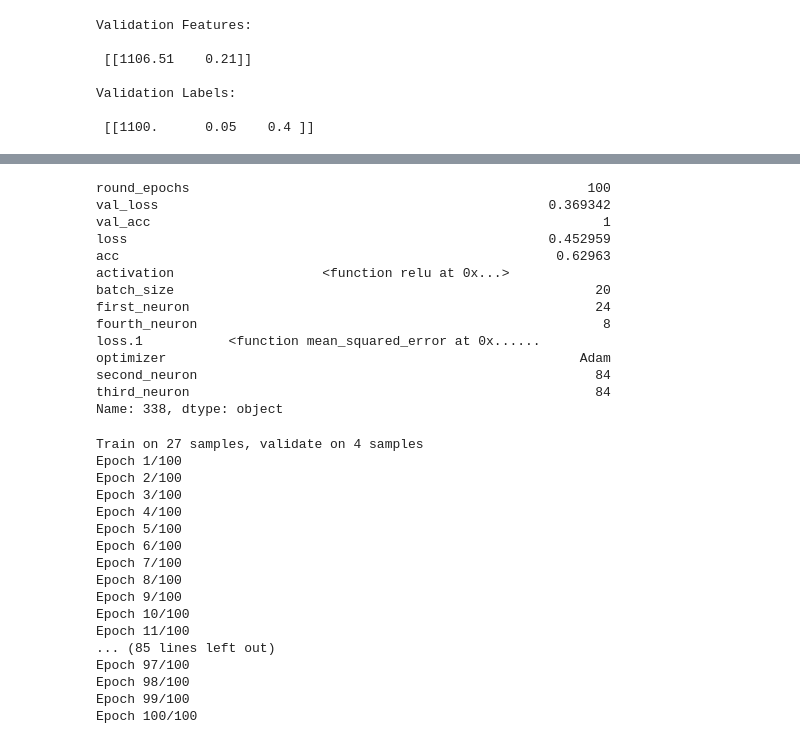
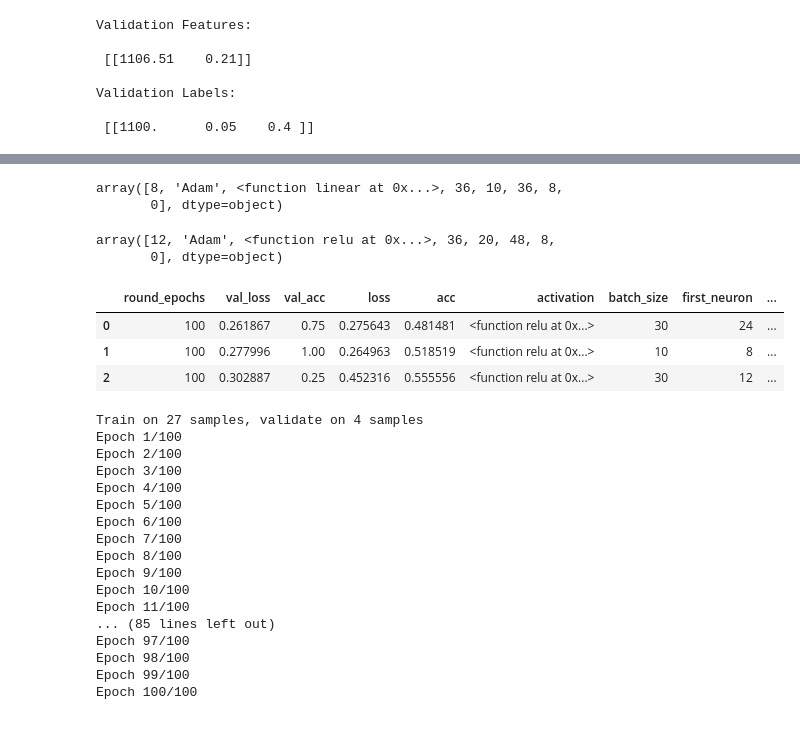
Before and after one commit to 55thSwiss/Kaggle, a Jupyter notebook: Talos with Keras/Genetic Alogrithm Repro_v2.ipynb, the cells around one changed output, grey strips where cells are left out. Cells and saved outputs as stored; diff of their text form; code cells hidden in the pictures.

```diff
--- a/Talos with Keras/Genetic Alogrithm Repro_v2.ipynb
+++ b/Talos with Keras/Genetic Alogrithm Repro_v2.ipynb
@@ -240,21 +241,27 @@ Standard_t = ta.Scan(features_Standard, labels_Standard,
+# %%
+# use Scan object as input
+r = ta.Reporting(MinMax_t)
+# get the best paramaters
+r.best_params()[0]
+# %% [output]
+array([8, 'Adam', <function linear at 0x...>, 36, 10, 36, 8,
+       0], dtype=object)
+# %%
+# use Scan object as input
+r = ta.Reporting(Standard_t)
+# get the best paramaters
+r.best_params()[0]
+# %% [output]
+array([12, 'Adam', <function relu at 0x...>, 36, 20, 48, 8,
+       0], dtype=object)
 # %%
 df = pd.read_csv('MinMax.csv')
-df.loc[338]
+df.head(3)
 # %% [output]
-round_epochs                                                   100
-val_loss                                                  0.369342
-val_acc                                                          1
-loss                                                      0.452959
-acc                                                        0.62963
-activation                   <function relu at 0x...>
-batch_size                                                      20
-first_neuron                                                    24
-fourth_neuron                                                    8
-loss.1           <function mean_squared_error at 0x......
-optimizer                                                     Adam
-second_neuron                                                   84
-third_neuron                                                    84
-Name: 338, dtype: object
+|  | round_epochs | val_loss | val_acc | loss | acc | activation | batch_size | first_neuron | ... |
+| 0 | 100 | 0.261867 | 0.75 | 0.275643 | 0.481481 | <function relu at 0x...> | 30 | 24 | ... |
+| 1 | 100 | 0.277996 | 1.00 | 0.264963 | 0.518519 | <function relu at 0x...> | 10 | 8 | ... |
+| 2 | 100 | 0.302887 | 0.25 | 0.452316 | 0.555556 | <function relu at 0x...> | 30 | 12 | ... |
 # %%
 # Define the MinMax model
 MinMax_model = Sequential()
```
Also changed, not shown: parts of 17 cells of this notebook.
